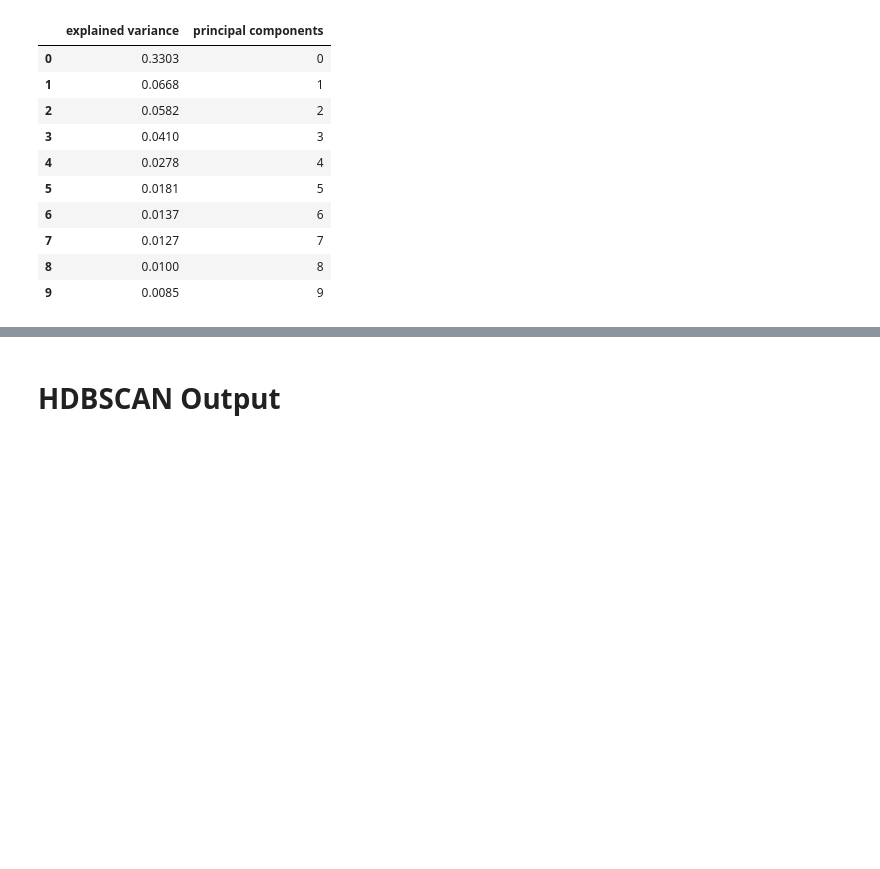
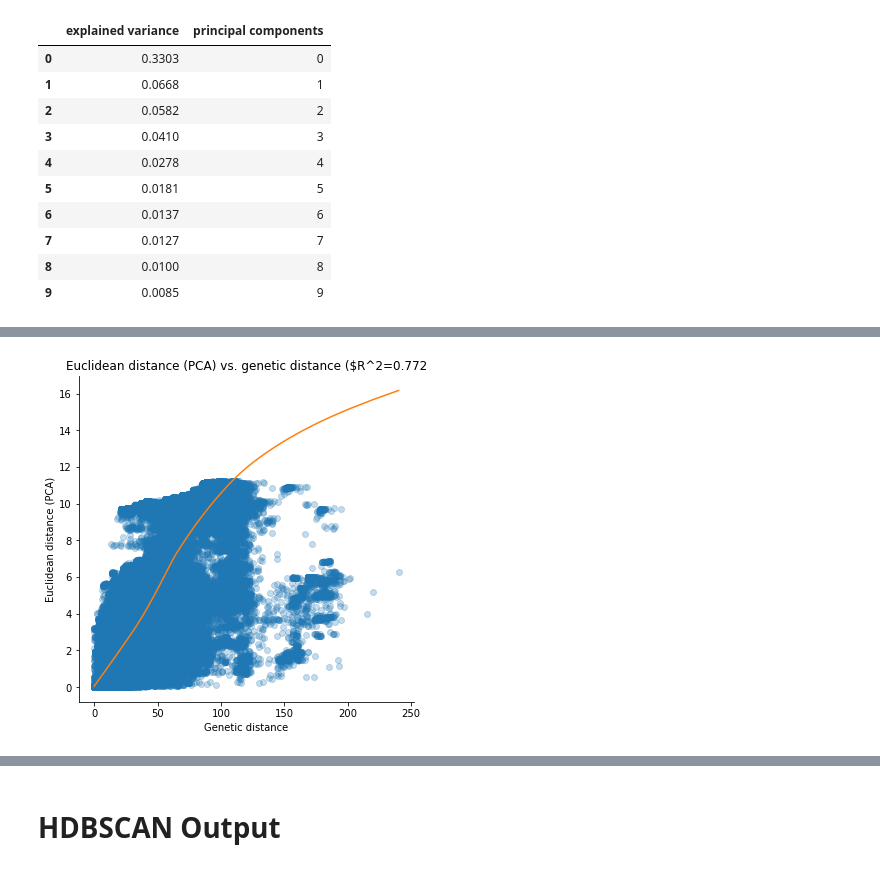
Before and after one commit to blab/cartography, a Jupyter notebook: zika-nextstrain/2019-08-08FinalNotebookZika.ipynb, the cells around one changed output, grey strips where cells are left out. Cells and saved outputs as stored; diff of their text form; code cells hidden in the pictures; blank space fills up the shorter version.

Commit message:
adding final code pieces (pdist calculations on 4 components, bases missing vs pc1 into bases_missing.py, chart creation in MERS and zika, auspice config files

```diff
--- a/zika-nextstrain/2019-08-08FinalNotebookZika.ipynb
+++ b/zika-nextstrain/2019-08-08FinalNotebookZika.ipynb
@@ -151,6 +151,6 @@ Name: clade_membership, dtype: int64
 - The equation is as follows where C is the matrix of dimensions, M is the mean, and p is the frequency of a nucleotide at that given site.
 ![](https://journals.plos.org/plosgenetics/article/file?type=thumbnail&id=info:doi/10.1371/journal.pgen.0020190.e003)
 # %%
-principalDf = pd.read_csv(pca_df, index_col=0)
-#principalDf = pd.read_csv("results/embed_pca.csv", index_col=0)
+#principalDf = pd.read_csv(pca_df, index_col=0)
+principalDf = pd.read_csv("results/embed_pca.csv", index_col=0)
 # %%
@@ -172,2 +222,38 @@ explained_variance_df
+# %%
+import matplotlib.pyplot as plt
+import numpy as np
+import pandas as pd
+from scipy.stats import linregress
+import seaborn as sns
+import statsmodels.api
+import statistics
+y_values = statsmodels.nonparametric.smoothers_lowess.lowess(
+    total_df["euclidean"],
+    total_df["genetic"],
+    frac=0.6666666666666666,
+    it=3,
+    delta=0.0,
+    is_sorted=False,
+    missing='drop',
+    return_sorted=True
+)
+
+PD_Y_values = pd.DataFrame(y_values)
+PD_Y_values.columns = ["LOWESS_x", "LOWESS_y"]
+regression = linregress(total_df["genetic"], total_df["euclidean"])
+slope, intercept, r_value, p_value, std_err = regression
+
+fig, ax = plt.subplots(1, 1, figsize=(6, 6))
+
+ax.plot(total_df["genetic"], total_df["euclidean"], "o", alpha=0.25)
+ax.plot(PD_Y_values["LOWESS_x"], PD_Y_values["LOWESS_y"], label="LOESS")
+
+ax.set_xlabel("Genetic distance")
+ax.set_ylabel(f"Euclidean distance (PCA)")
+ax.set_title(f"Euclidean distance (PCA) vs. genetic distance ($R^2={r_value:.3f}")#" +/- {std:.3f}$)")
+
+sns.despine()
+# %% [output]
+[figure, added]
 # %%
 plt.plot(explained_variance_df['principal components'].values.tolist(), explained_variance_df["explained variance"].values.tolist(), 'o')
```
Also changed, not shown: parts of 12 cells of this notebook, 7 other files.
